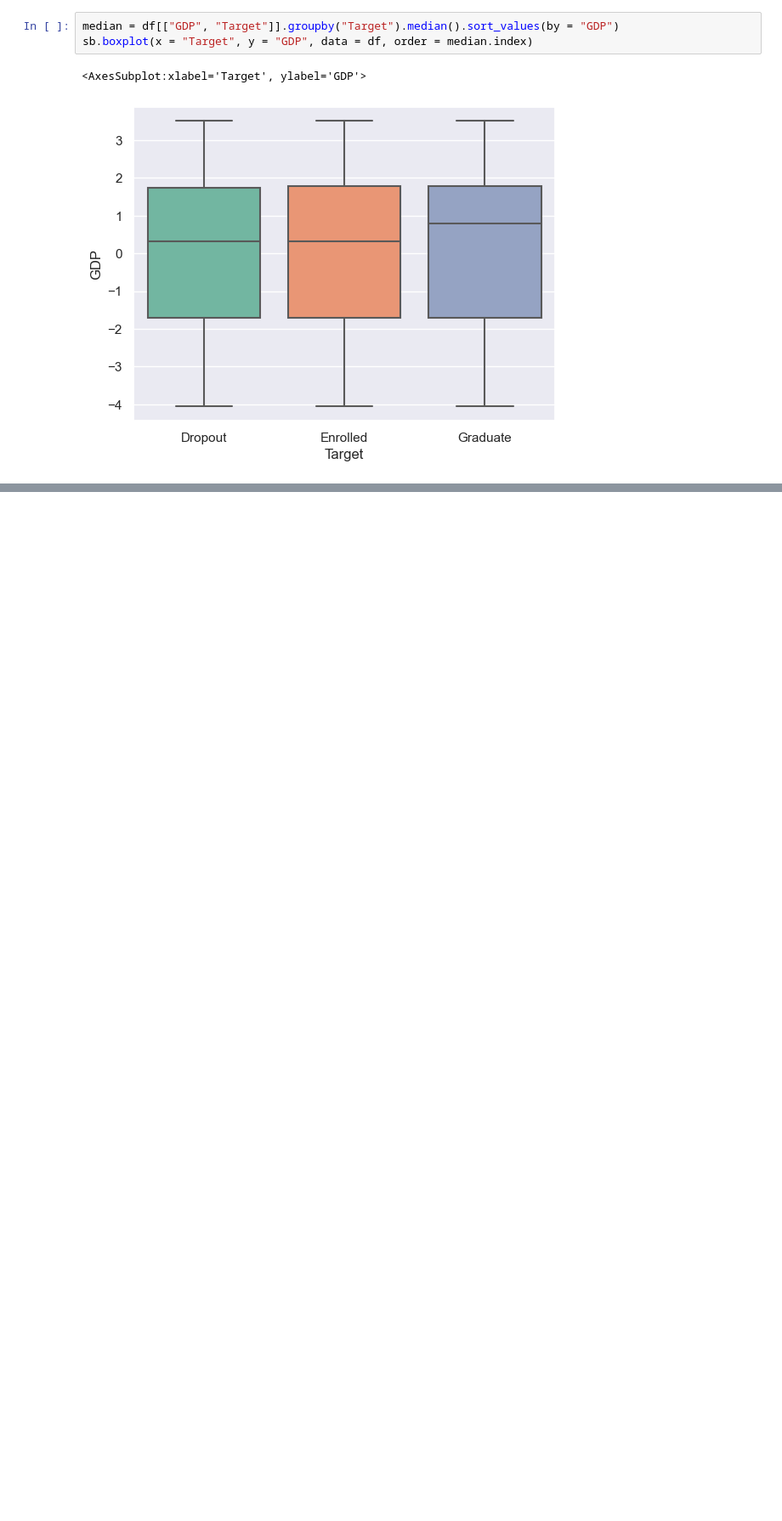
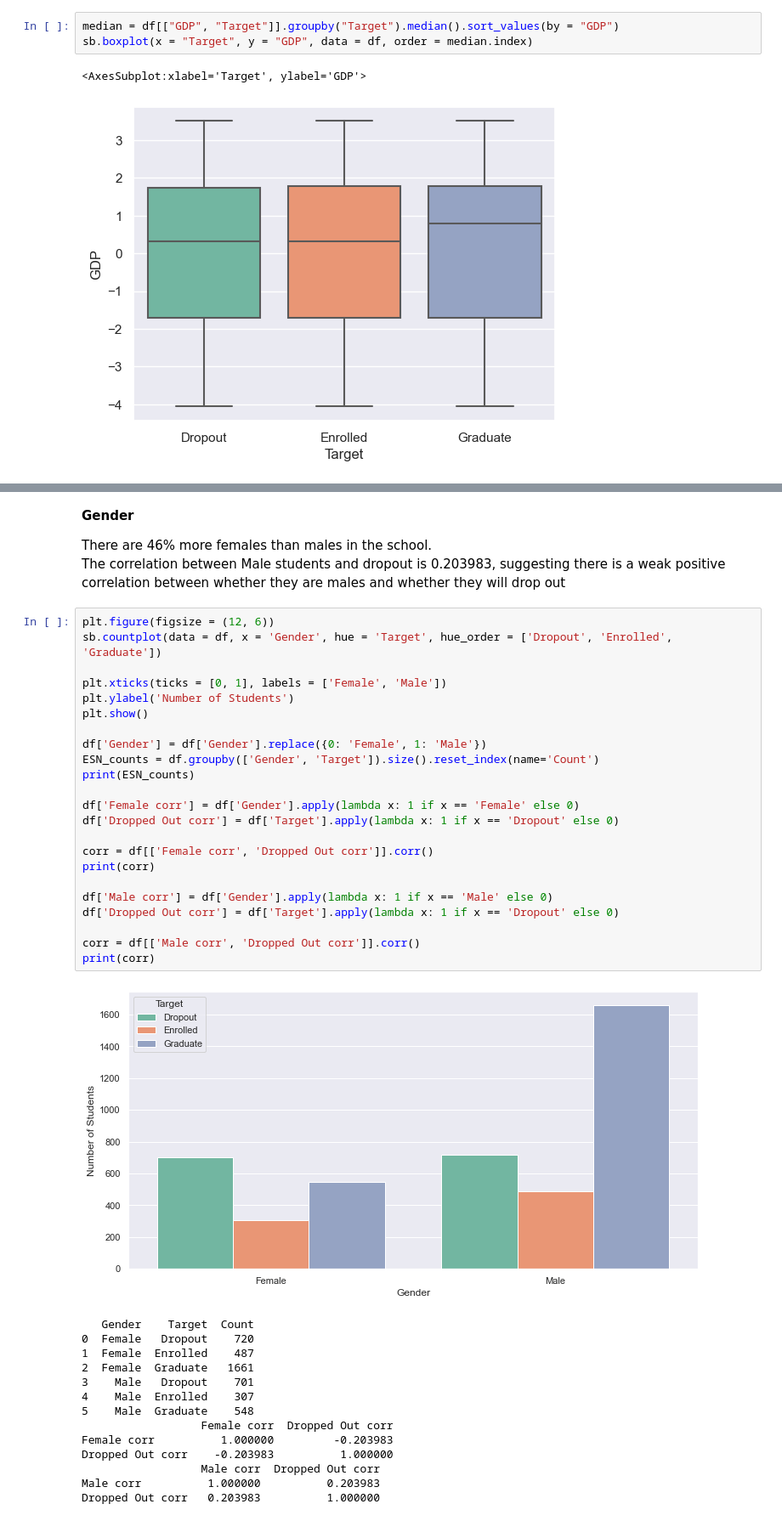
Before and after one commit to yewkiang123/SC1015-Project, a Jupyter notebook: Exploratory Data Analysis.ipynb, the cells around one changed output, grey strips where cells are left out. Shown at 85% size. Saved outputs shown, nothing was run; the diff lists cells and outputs as text; blank space fills up the shorter version.

```diff
--- a/Exploratory Data Analysis.ipynb
+++ b/Exploratory Data Analysis.ipynb
@@ -590,0 +710,43 @@ sb.boxplot(x = "Target", y = "GDP", data = df, order = median.index)
+# %% [markdown]
+**Gender**<br>
+
+There are 46% more females than males in the school. <br>
+The correlation between Male students and dropout is 0.203983, suggesting there is a weak positive correlation between whether they are males and whether they will drop out
+# %%
+plt.figure(figsize = (12, 6))
+sb.countplot(data = df, x = 'Gender', hue = 'Target', hue_order = ['Dropout', 'Enrolled', 'Graduate'])
+
+plt.xticks(ticks = [0, 1], labels = ['Female', 'Male'])
+plt.ylabel('Number of Students')
+plt.show()
+
+df['Gender'] = df['Gender'].replace({0: 'Female', 1: 'Male'})
+ESN_counts = df.groupby(['Gender', 'Target']).size().reset_index(name='Count')
+print(ESN_counts)
+
+df['Female corr'] = df['Gender'].apply(lambda x: 1 if x == 'Female' else 0)
+df['Dropped Out corr'] = df['Target'].apply(lambda x: 1 if x == 'Dropout' else 0)
+
+corr = df[['Female corr', 'Dropped Out corr']].corr()
+print(corr)
+
+df['Male corr'] = df['Gender'].apply(lambda x: 1 if x == 'Male' else 0)
+df['Dropped Out corr'] = df['Target'].apply(lambda x: 1 if x == 'Dropout' else 0)
+
+corr = df[['Male corr', 'Dropped Out corr']].corr()
+print(corr)
+# %% [output]
+[figure, added]
+   Gender    Target  Count
+0  Female   Dropout    720
+1  Female  Enrolled    487
+2  Female  Graduate   1661
+3    Male   Dropout    701
+4    Male  Enrolled    307
+5    Male  Graduate    548
+                  Female corr  Dropped Out corr
+Female corr          1.000000         -0.203983
+Dropped Out corr    -0.203983          1.000000
+                  Male corr  Dropped Out corr
+Male corr          1.000000          0.203983
+Dropped Out corr   0.203983          1.000000
```
Also changed, not shown: parts of 17 cells of this notebook.
